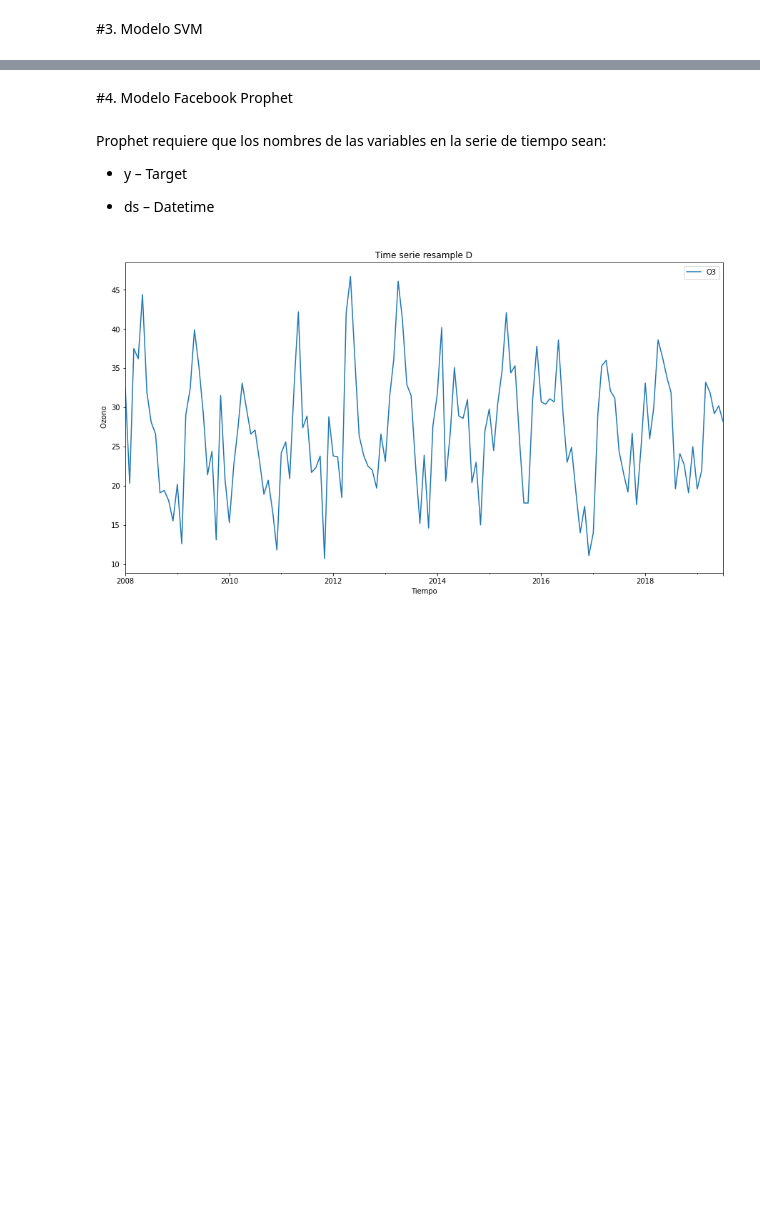
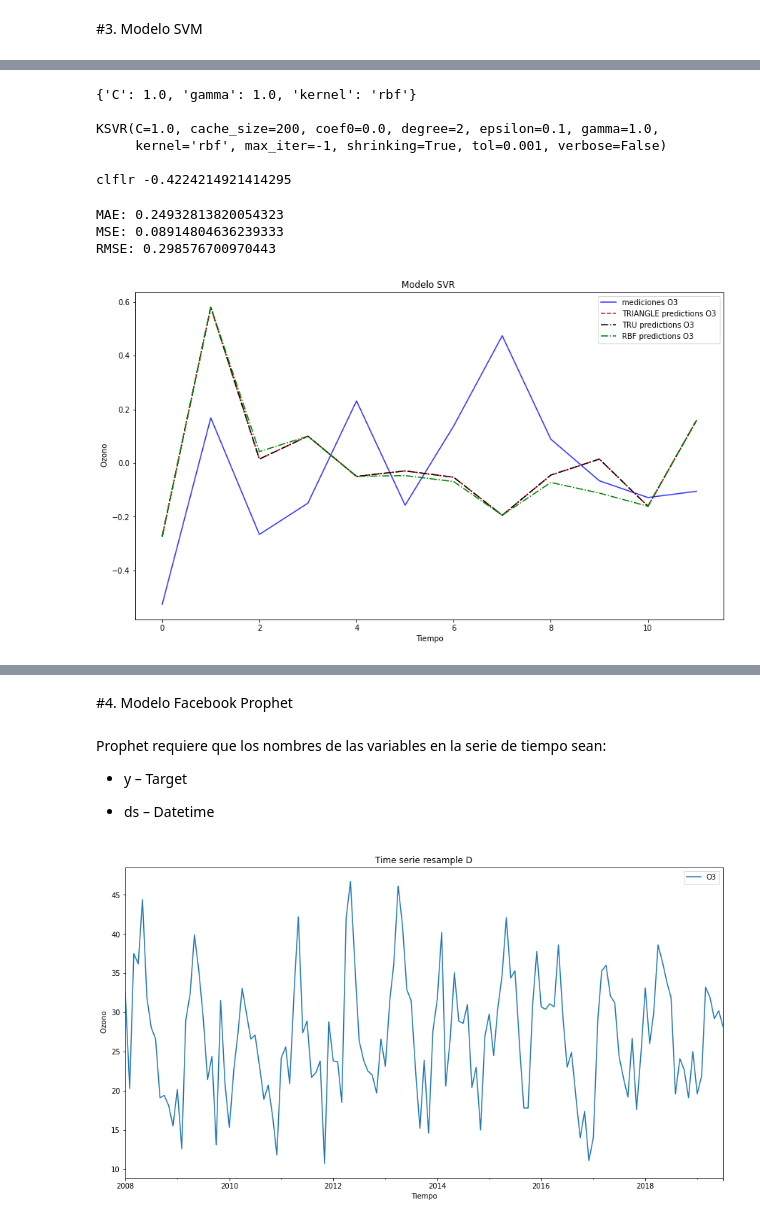
Before and after one commit to nadia1477/TFM-UOC, a Jupyter notebook: TFM_Nadia_Sanchez_Pozo.ipynb, the cells around one changed output, grey strips where cells are left out. Drawn from its saved outputs; the diff is of its cells as text; code cells hidden in the pictures; blank space fills up the shorter version.

```diff
--- a/TFM_Nadia_Sanchez_Pozo.ipynb
+++ b/TFM_Nadia_Sanchez_Pozo.ipynb
@@ -589,8 +527,0 @@ TEST 25%
-# %%
-dfsvm= df_O3.resample(rule = "M").mean().ffill()
-X=np.arange(dfsvm.shape[0]).reshape((-1,1))
-y=dfsvm.values.reshape(-1)
-X_train, X_test, y_train, y_test = train_test_split(X, y, test_size=0.25, random_state=0)
-
-#plt.plot(X.reshape(-1),y)
-#dfsvm.plot()
@@ -597,8 +530,8 @@ X_train, X_test, y_train, y_test = train_test_split(X, y, test_size=0.25, random
 # %%
-param_grid  ={"kernel": ['triangle','tru','rbf'],
-    "C": np.array([10.,100.,1000.]),
+param_grid  ={"kernel": ['tru'],
+    "C": np.array([1.,10.,100.,1000.]),
     "gamma" : np.array([1.0e-2,1.0e-1,1.0,10.,100.])}
-grid = GridSearchCV(KSVR(), param_grid,
+grid2 = GridSearchCV(KSVR(), param_grid,
                           n_jobs=-1,
                           refit=True,
                           cv=7,
@@ -606,5 +539,5 @@ grid = GridSearchCV(KSVR(), param_grid,
                           return_train_score=True
     )
 # fitting the model for grid search
-grid.fit(X_train , y_train)
+grid2.fit(x_train , y_train)
 # %% [output]
@@ -642,0 +585,13 @@ clflr 0.6531990096529012
+# %%
+param_grid  ={"kernel": ['rbf'],
+    "C": np.array([1.,10.,100.,1000.]),
+    "gamma" : np.array([1.0e-2,1.0e-1,1.0,10.,100.])}
+grid3 = GridSearchCV(KSVR(), param_grid,
+                          n_jobs=-1,
+                          refit=True,
+                          cv=7,
+                          verbose=1,
+                          return_train_score=True
+    )
+# fitting the model for grid search
+grid3.fit(x_train , y_train)
@@ -642,0 +614,38 @@ clflr 0.6531990096529012
+# %%
+# print best parameter after tuning
+print(grid3.best_params_, "\n")
+
+# print how our model looks after hyper-parameter tuning
+print(grid3.best_estimator_, "\n")
+
+print('clflr',grid3.score(x_test,y_test))
+# %% [output]
+{'C': 1.0, 'gamma': 1.0, 'kernel': 'rbf'}
+
+KSVR(C=1.0, cache_size=200, coef0=0.0, degree=2, epsilon=0.1, gamma=1.0,
+     kernel='rbf', max_iter=-1, shrinking=True, tol=0.001, verbose=False)
+
+clflr -0.4224214921414295
+# %%
+print('MAE:', metrics.mean_absolute_error(y_test,grid3.predict(x_test)))
+print('MSE:', metrics.mean_squared_error(y_test,grid3.predict(x_test)))
+print('RMSE:', np.sqrt(metrics.mean_squared_error(y_test,grid3.predict(x_test))))
+# %% [output]
+MAE: 0.24932813820054323
+MSE: 0.08914804636239333
+RMSE: 0.298576700970443
+# %%
+plt.rcParams["figure.figsize"] = (14,8)
+plt.plot(x_test, y_test, color = 'blue',  label= 'mediciones O3' , alpha=0.8 )
+
+plt.plot(x_test, grid.predict(x_test), color = 'red', label = 'TRIANGLE predictions O3' ,ls='--' )
+plt.plot(x_test, grid2.predict(x_test), color = 'black', label = 'TRU predictions O3' ,ls='-.' )
+plt.plot(x_test, grid3.predict(x_test), color = 'green', label = 'RBF predictions O3' ,ls='-.' )
+plt.title('Modelo SVR ' )
+plt.xlabel('Tiempo')
+plt.ylabel(' Ozono')
+plt.legend()
+plt.savefig('SVR.png')
+plt.show()
+# %% [output]
+[figure, added]
```
Also changed, not shown: parts of 31 cells of this notebook, 1 other file.
